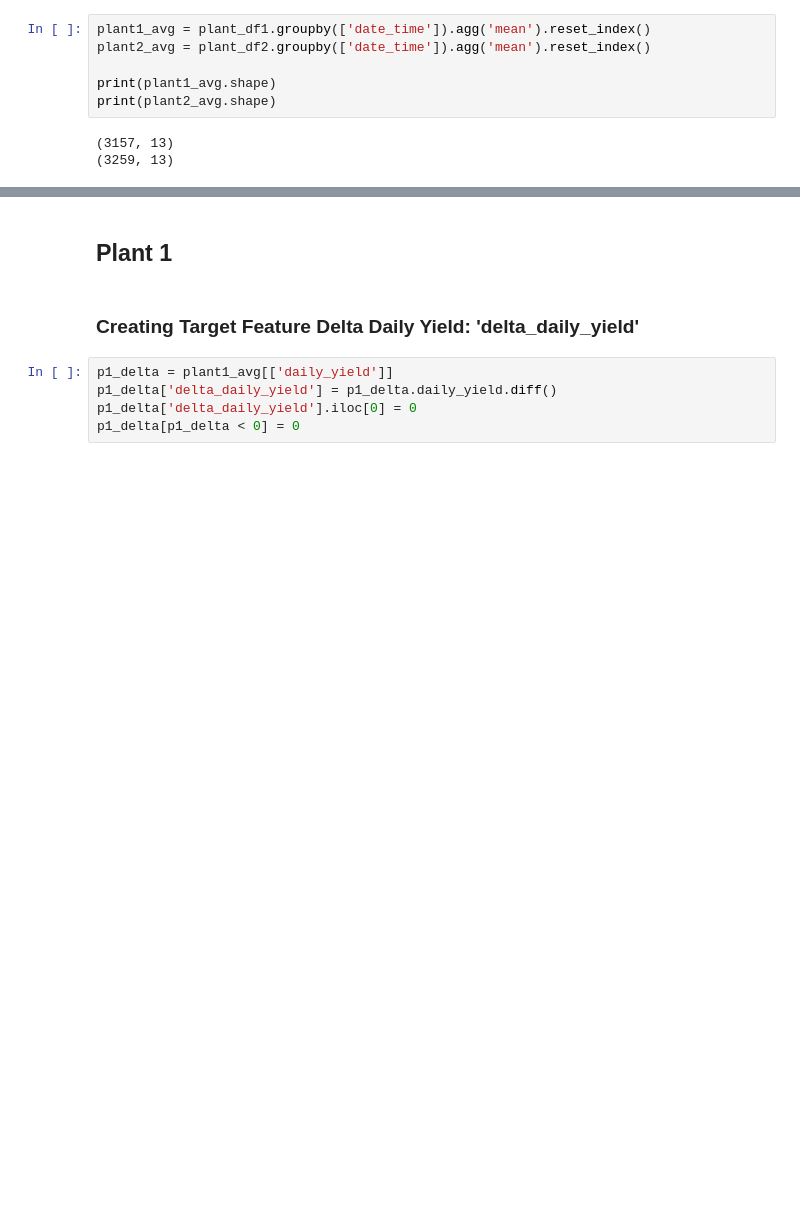
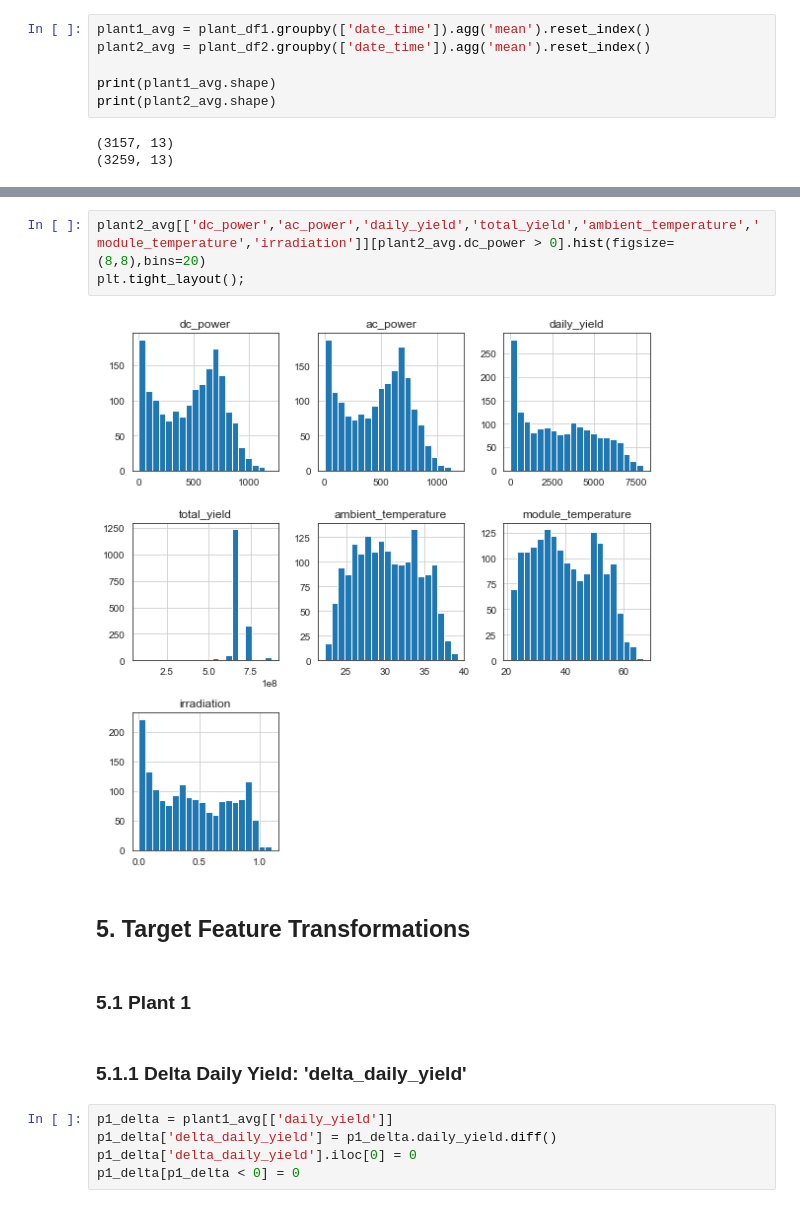
Before and after one commit to billiekim-DS/Capstone-3, a Jupyter notebook: notebooks/Capstone 3 Data Wrangling & EDA.ipynb, the cells around one changed output, grey strips where cells are left out. Drawn from its saved outputs; the diff is of its cells as text; blank space fills up the shorter version.

```diff
--- a/notebooks/Capstone 3 Data Wrangling & EDA.ipynb
+++ b/notebooks/Capstone 3 Data Wrangling & EDA.ipynb
@@ -575,7 +601,14 @@ plant2_avg.describe()
+# %%
+plant2_avg[['dc_power','ac_power','daily_yield','total_yield','ambient_temperature','module_temperature','irradiation']][plant2_avg.dc_power > 0].hist(figsize=(8,8),bins=20)
+plt.tight_layout();
+# %% [output]
+[figure, added]
+# %% [markdown]
+## 5. Target Feature Transformations
 # %% [markdown]
-## Plant 1
+### 5.1 Plant 1
 # %% [markdown]
-### Creating Target Feature Delta Daily Yield: 'delta_daily_yield'
+### 5.1.1 Delta Daily Yield: 'delta_daily_yield'
 # %%
 p1_delta = plant1_avg[['daily_yield']]
 p1_delta['delta_daily_yield'] = p1_delta.daily_yield.diff()
```
Also changed, not shown: parts of 73 cells of this notebook, 3 other files.
